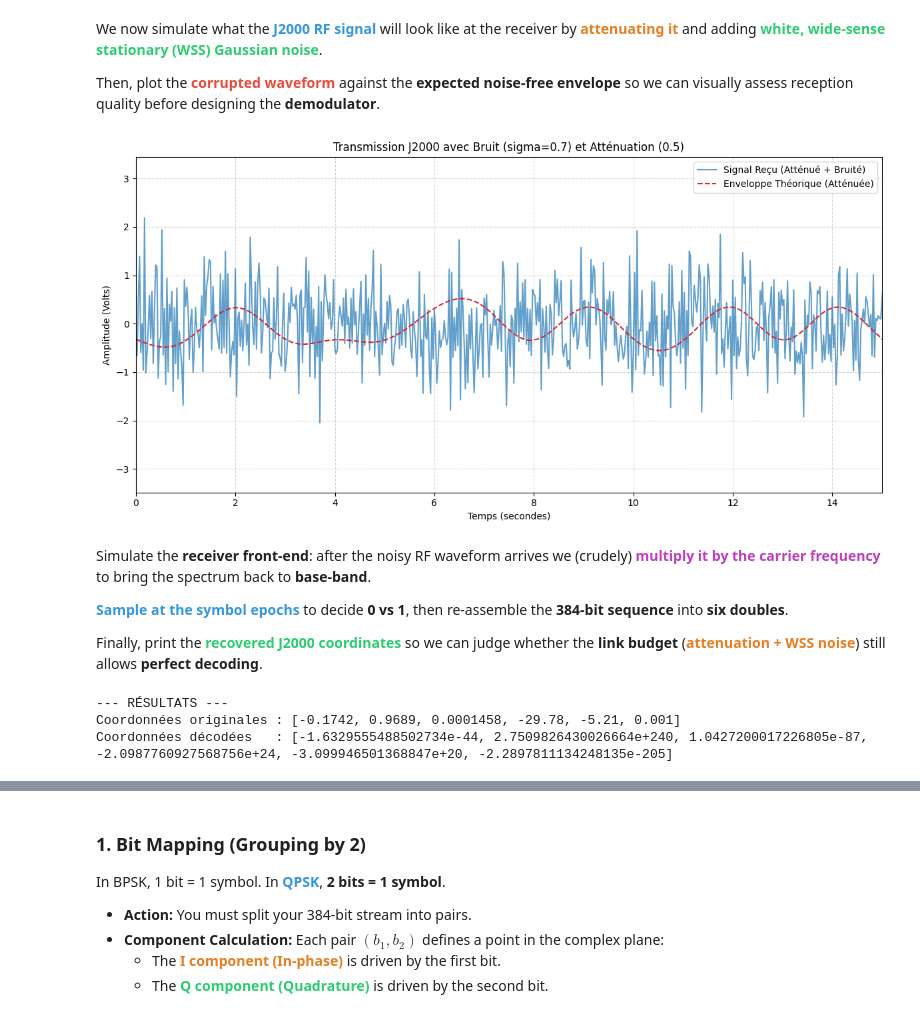
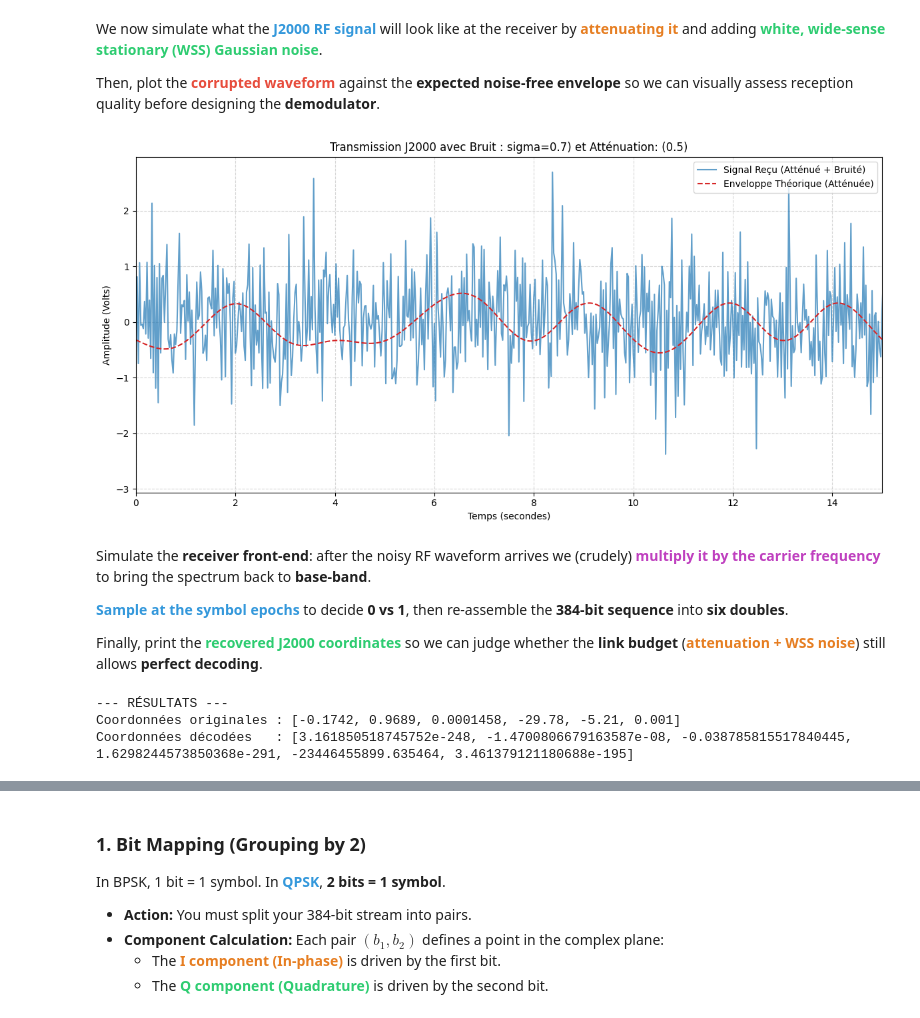
Before and after one commit to zomboky/space-telecommunications, a Jupyter notebook: test-tanguy.ipynb, the cells around one changed output, grey strips where cells are left out. Cells and saved outputs as stored; diff of their text form; code cells hidden in the pictures.

```diff
--- a/test-tanguy.ipynb
+++ b/test-tanguy.ipynb
@@ -196,7 +196,8 @@ import struct
 def j2000_to_bit_list(coords_list):
     """
     Convertit des coordonnées J2000 (AU) en une liste de bits (0 et 1).
-    Chaque coordonnée est encodée sur 64 bits (Double Precision IEEE 754).
+    Chaque coordonnée est encodée sur 64 bits
+
     """
     bit_list = []
 
@@ -205,20 +206,20 @@ def j2000_to_bit_list(coords_list):
         binary_data = struct.pack('<6d', *vec)
 
         for byte in binary_data:
-            # Conversion de l'octet en bits (format '08b' force 8 caractères)
+            # Conversion de l'octet en bits
             bits = bin(byte)[2:].zfill(8)
-            # Ajout des bits (0 ou 1) à la liste sous forme d'entiers
+            # Ajout des bits à la liste
             bit_list.extend([int(b) for b in bits])
 
     return bit_list
 
 # --- Exemple ---
-# 1 AU, 0, 0, et vitesses nulles
+
 coords = [[1.0, 0.0, 0.0, 0.0, 0.0, 0.0]]
 
 bits = j2000_to_bit_list(coords)
 
-print(f"Total number of bits : {len(bits)}") # 6 elements * 64 bits = 384
+print(f"Total number of bits : {len(bits)}")
 print(f"10 premiers bits : {bits[:10]}")
 # %% [output]
 Total number of bits : 384
@@ -315,48 +316,48 @@ We now simulate what the <span style="color:#3498db;">**J2000 RF signal**</span>
 
 Then, plot the <span style="color:#e74c3c;">**corrupted waveform**</span> against the **expected noise-free envelope** so we can visually assess reception quality before designing the **demodulator**.
 # %%
-# 1. Génération du signal de base (dictionnaire data)
-# On utilise tes paramètres : T=1s, fc=20Hz
-data = generate_j2000_signal(mes_coordonnees, T=1.0, fc=20)
+# signal de base
+# On utilise T=1s, fc=20Hz
+data = generate_j2000_signal(test_coordinates, T=1.0, fc=20)
 
-# 2. Simulation du canal (Atténuation + Bruit)
+# Simulation du canal et ajout de bruit aléatoire
 attenuation = 0.5
-sigma_bruit = 0.7  # Intensité du bruit
+sigma_bruit = 0.7  # Intensité
 
-# On crée le signal reçu : (Signal * Atténuation) + Bruit Gaussien
+
 signal_recu = (data["modulated"] * attenuation) + np.random.normal(0, sigma_bruit, len(data["modulated"]))
 
-# On prépare l'enveloppe atténuée pour la comparaison visuelle
+
 enveloppe_theorique_attenuee = data["baseband"] * attenuation
 plt.figure(figsize=(12, 6))
 
-# Affichage du signal bruité reçu
+# signal bruité reçu
 plt.plot(data["t"], signal_recu,
          label="Signal Reçu (Atténué + Bruité)",
          color='tab:blue',
          alpha=0.7)
 
-# Affichage de l'enveloppe théorique (ce qu'on devrait recevoir sans bruit)
+# enveloppe théorique
 plt.plot(data["t"], enveloppe_theorique_attenuee,
          '--',
          label="Enveloppe Théorique (Atténuée)",
          color='tab:red',
          linewidth=1.5)
 
-# Configuration du graphique
-plt.title(f"Transmission J2000 avec Bruit (sigma={sigma_bruit}) et Atténuation ({attenuation})")
+# config du graphe
+plt.title(f"Transmission J2000 avec Bruit : sigma={sigma_bruit}) et Atténuation: ({attenuation})")
 plt.xlabel("Temps (secondes)")
 plt.ylabel("Amplitude (Volts)")
 plt.grid(True, linestyle='--', alpha=0.5)
 
-# Zoom sur les 15 premières secondes pour voir les détails
+# Zoom
 plt.xlim(0, 15)
 plt.legend(loc='upper right')
 plt.tight_layout()
 
 plt.show()
 # %% [output]
-[figure, old version]
+[figure, new version]
 # %% [markdown]
 Simulate the **receiver front-end**: after the noisy RF waveform arrives we (crudely) <span style="color:#BF40BF;">**multiply it by the carrier frequency**</span> to bring the spectrum back to **base-band**.
 
@@ -367,27 +368,23 @@ Simulate the **receiver front-end**: after the noisy RF waveform arrives we (cru
 Finally, print the <span style="color:#2ecc71;">**recovered J2000 coordinates**</span> so we can judge whether the **link budget** (<span style="color:#e67e22;">**attenuation + WSS noise**</span>) still allows **perfect decoding**.
 # %%
 def decode_signal_to_j2000_final(signal_recu, t_signal, fc, T, dt, span):
-    # 1. Démodulation
+    # DEMODULATION
     demod = signal_recu * np.cos(2 * np.pi * fc * t_signal)
 
-    # 2. Synchronisation précise
-    # Dans une convolution 'same', le premier bit envoyé (à t=0)
-    # se retrouve décalé au centre de la fenêtre du filtre.
+    # le bit envoyé à t = 0 --> décalé au centre
     bits_recuperes = []
 
     for i in range(384):
-        # Calcul du temps exact du i-ème pic
-        # t = i * T est l'instant d'émission
-        # Le filtre ajoute un délai de (span * T / 2)
+        #rajout d'un délai pour le centre
         t_ideal = i * T
 
-        # On cherche l'indice dans le tableau temporel
+        # On cherche l'index
         idx = int(round(t_ideal / dt))
 
         if idx < len(demod):
             bits_recuperes.append(1 if demod[idx] > 0 else 0)
 
-    # 3. Conversion Bits -> Octets -> Doubles
+    # Bits -> Octets -> Doubles
     coords_decodees = []
     if len(bits_recuperes) >= 384:
         vecteur_bits = bits_recuperes[:384]
@@ -397,29 +394,29 @@ def decode_signal_to_j2000_final(signal_recu, t_signal, fc, T, dt, span):
             octets = bytearray()
             for b in range(0, 64, 8):
                 byte_bits = un_nombre_bits[b:b+8]
-                # Reconstitution de l'octet (MSB first pour int(bits, 2))
+
                 byte_val = 0
                 for bit in byte_bits:
                     byte_val = (byte_val << 1) | bit
                 octets.append(byte_val)
 
-            # Reconstruction du double
+            # Reconstruction
             composantes.append(struct.unpack('<d', octets)[0])
         coords_decodees.append(composantes)
 
     return coords_decodees
 
 # --- TEST ---
-# Assure-toi que span=6 (la valeur par défaut de ta fonction précédente)
+
 coords_finales = decode_signal_to_j2000_final(signal_recu, data["t"], fc=20, T=1.0, dt=data["dt"], span=6)
 
 if coords_finales:
     print("--- RÉSULTATS ---")
-    print(f"Coordonnées originales : {mes_coordonnees[0]}")
+    print(f"Coordonnées originales : {test_coordinates[0]}")
     print(f"Coordonnées décodées   : {coords_finales[0]}")
 else:
     print("Échec du décodage : Aucune coordonnée trouvée.")
 # %% [output]
 --- RÉSULTATS ---
 Coordonnées originales : [-0.1742, 0.9689, 0.0001458, -29.78, -5.21, 0.001]
-Coordonnées décodées   : [-1.6329555488502734e-44, 2.7509826430026664e+240, 1.0427200017226805e-87, -2.0987760927568756e+24, -3.099946501368847e+20, -2.2897811134248135e-205]
+Coordonnées décodées   : [3.161850518745752e-248, -1.4700806679163587e-08, -0.038785815517840445, 1.6298244573850368e-291, -23446455899.635464, 3.461379121180688e-195]
```
Also changed, not shown: parts of 16 cells of this notebook.
